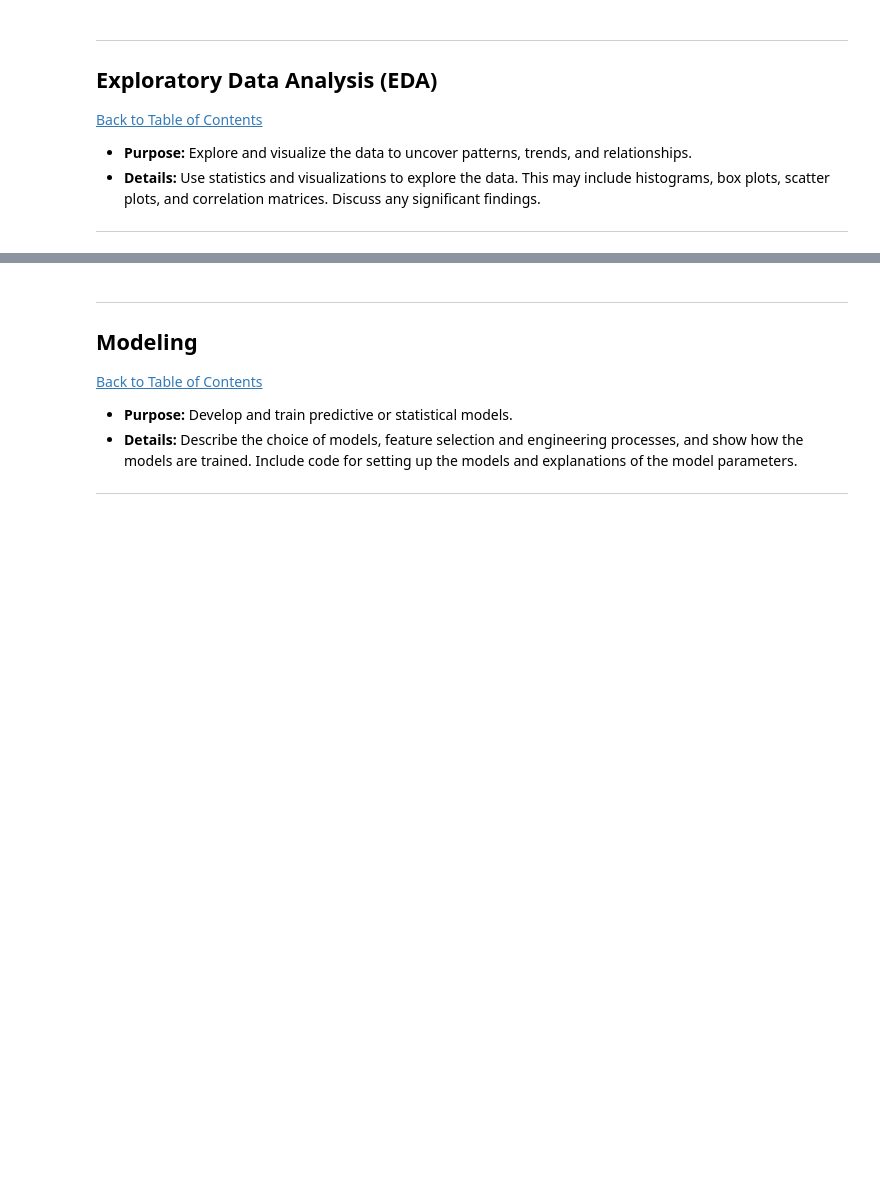
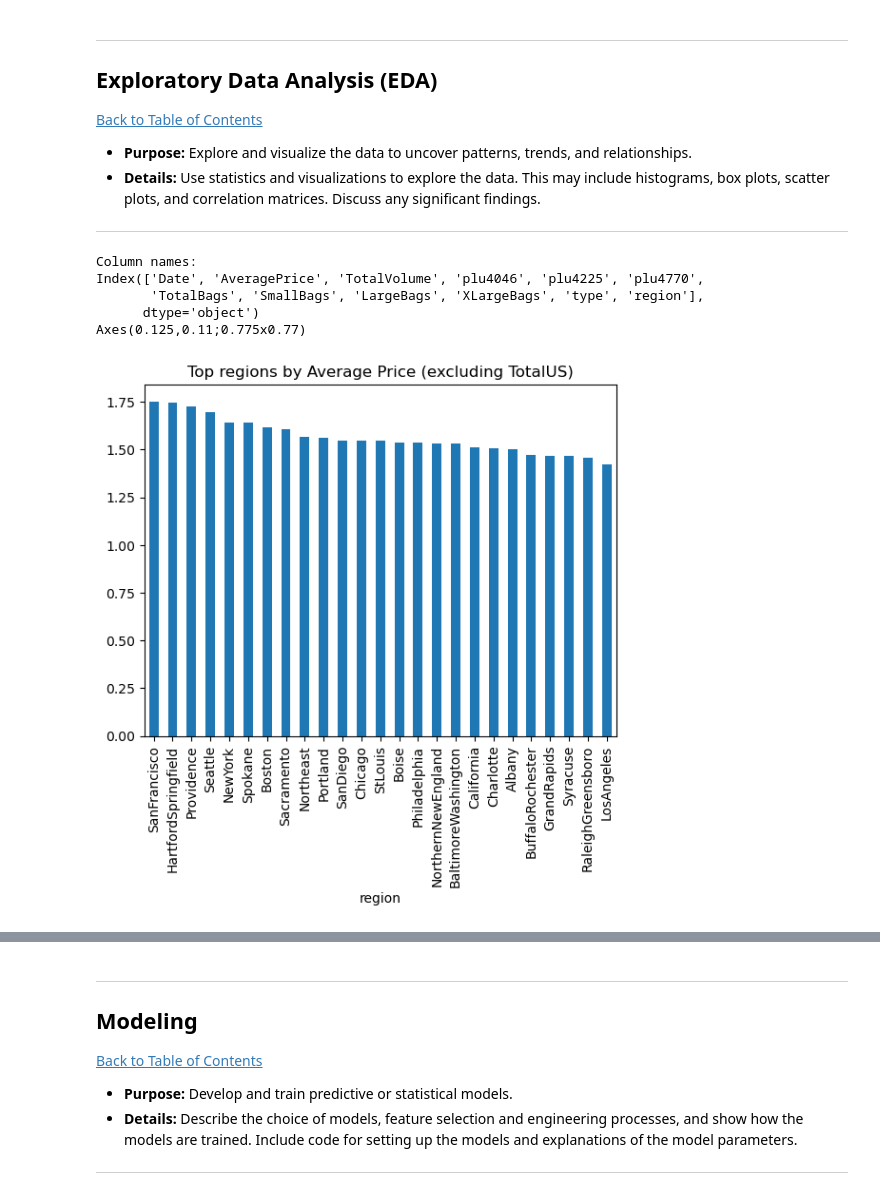
Before and after one commit to maseedatM5/Workplace, a Jupyter notebook: QCTO---Workplace-Module-Notebook-Template-4571.ipynb, the cells around one changed output, grey strips where cells are left out. Saved outputs shown, nothing was run; the diff lists cells and outputs as text; code cells hidden in the pictures; blank space fills up the shorter version.

```diff
--- a/QCTO---Workplace-Module-Notebook-Template-4571.ipynb
+++ b/QCTO---Workplace-Module-Notebook-Template-4571.ipynb
@@ -94,7 +92,7 @@ Source: Conversation with Copilot, 2024/09/15
 # %%
 #Please use code cells to code in and do not forget to comment your code.
 
-df = pd.read_csv("Avocado_HassAvocadoBoard_20152023v1.0.1.csv", index_col=False)
+df = pd.read_csv("HassAvocadoBoard.csv", index_col=False)
 # %% [markdown]
 ---
 <a href=#three></a>
@@ -332,0 +351,33 @@ plot_release_by_year(df_copy)
+# %%
+
+# Define a function to get top regions by a specific column
+def get_top_regions(df, column, exclude_region, n=10):
+    """
+    Get the top n regions by a specific column, excluding a specific region.
+
+    Parameters:
+    df (pandas DataFrame): The input DataFrame
+    column (str): The column to group by and calculate the aggregation
+    exclude_region (str): The region to exclude from the calculation
+    n (int): The number of top regions to return (default=10)
+
+    Returns:
+    pandas Series: The top n regions by the specified column
+    """
+    return df[df['region'] != exclude_region].groupby('region')[column].agg('mean' if column == 'AveragePrice' else 'sum').sort_values(ascending=False).head(n)
+
+# Print column names
+print("Column names:")
+print(df_copy.columns)
+
+
+# Get the top  regions by average price, excluding TotalUS
+top_regions_by_avg_price = get_top_regions(df_copy, 'AveragePrice', 'TotalUS',25)
+print(top_regions_by_avg_price.plot(kind='bar', title='Top regions by Average Price (excluding TotalUS)'))
+# %% [output]
+Column names:
+Index(['Date', 'AveragePrice', 'TotalVolume', 'plu4046', 'plu4225', 'plu4770',
+       'TotalBags', 'SmallBags', 'LargeBags', 'XLargeBags', 'type', 'region'],
+      dtype='object')
+Axes(0.125,0.11;0.775x0.77)
+[figure, added]
```
Also changed, not shown: parts of 12 cells of this notebook, 1 other file.
